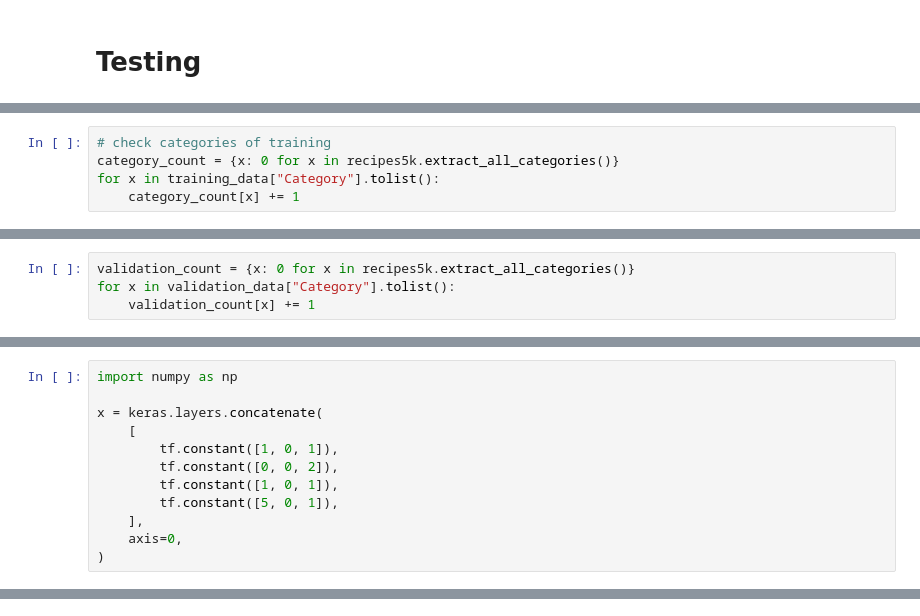
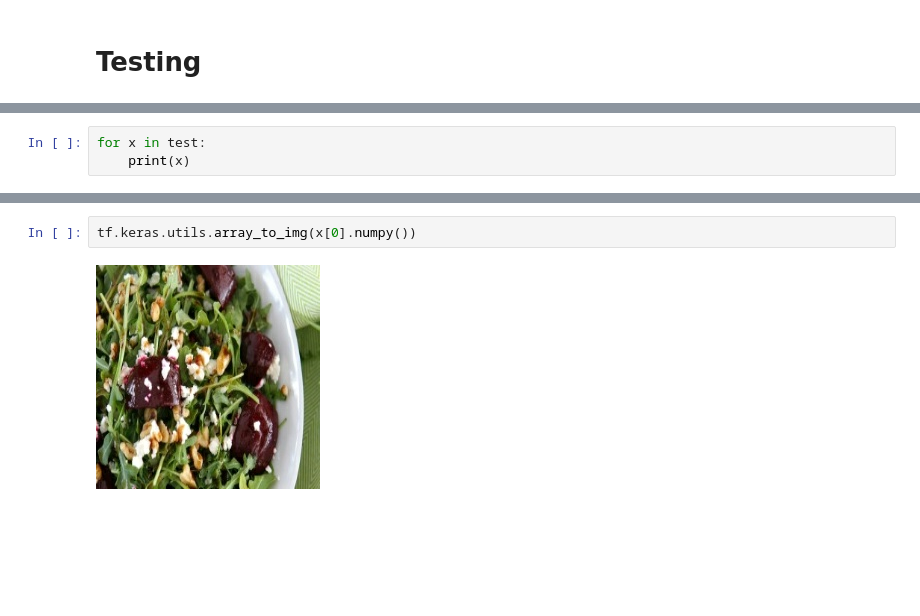
Before and after one commit to Cheng-K/FoodNet, a Jupyter notebook: main/build_model.ipynb, the cells around one changed output, grey strips where cells are left out. Drawn from its saved outputs; the diff is of its cells as text; blank space fills up the shorter version.

```diff
--- a/main/build_model.ipynb
+++ b/main/build_model.ipynb
@@ -1235,5 +812,0 @@ from pprint import pprint
-# %%
-# check categories of training
-category_count = {x: 0 for x in recipes5k.extract_all_categories()}
-for x in training_data["Category"].tolist():
-    category_count[x] += 1
@@ -1242,4 +812,0 @@ pprint(category_count)
-# %%
-validation_count = {x: 0 for x in recipes5k.extract_all_categories()}
-for x in validation_data["Category"].tolist():
-    validation_count[x] += 1
@@ -1270,12 +812,0 @@ test_model.ingredient_classifier.summary()
-# %%
-import numpy as np
-
-x = keras.layers.concatenate(
-    [
-        tf.constant([1, 0, 1]),
-        tf.constant([0, 0, 2]),
-        tf.constant([1, 0, 1]),
-        tf.constant([5, 0, 1]),
-    ],
-    axis=0,
-)
@@ -1495,0 +813,3 @@ list(backup_dir.iterdir())
+# %%
+for x in test:
+    print(x)
@@ -1495,0 +834,4 @@ list(backup_dir.iterdir())
+# %%
+tf.keras.utils.array_to_img(x[0].numpy())
+# %% [output]
+[figure, added]
```
Also changed, not shown: parts of 92 cells of this notebook, 1 other file.
